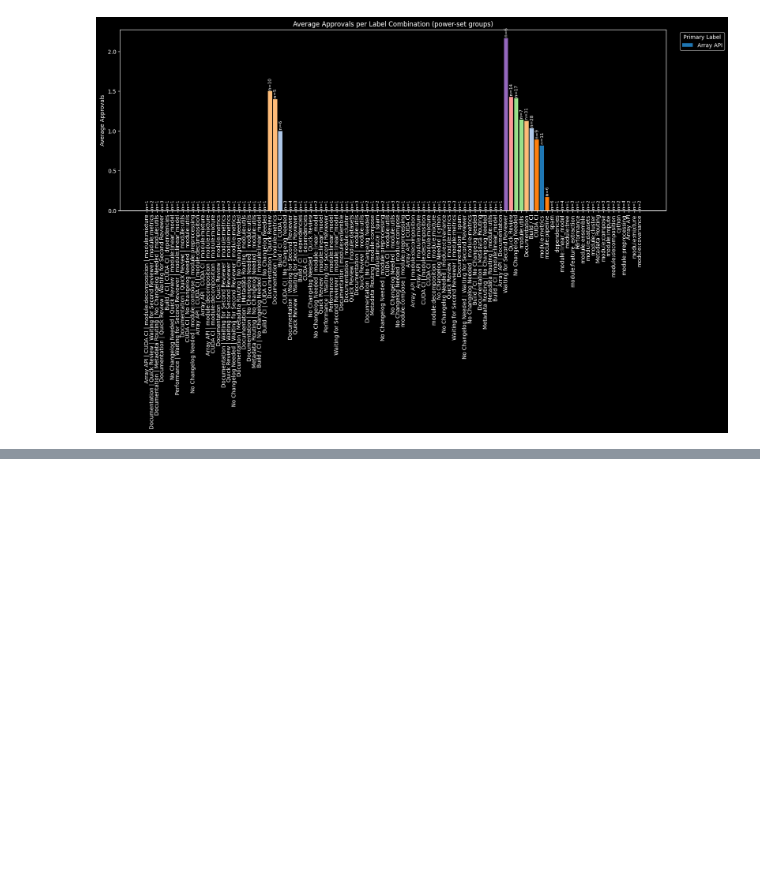
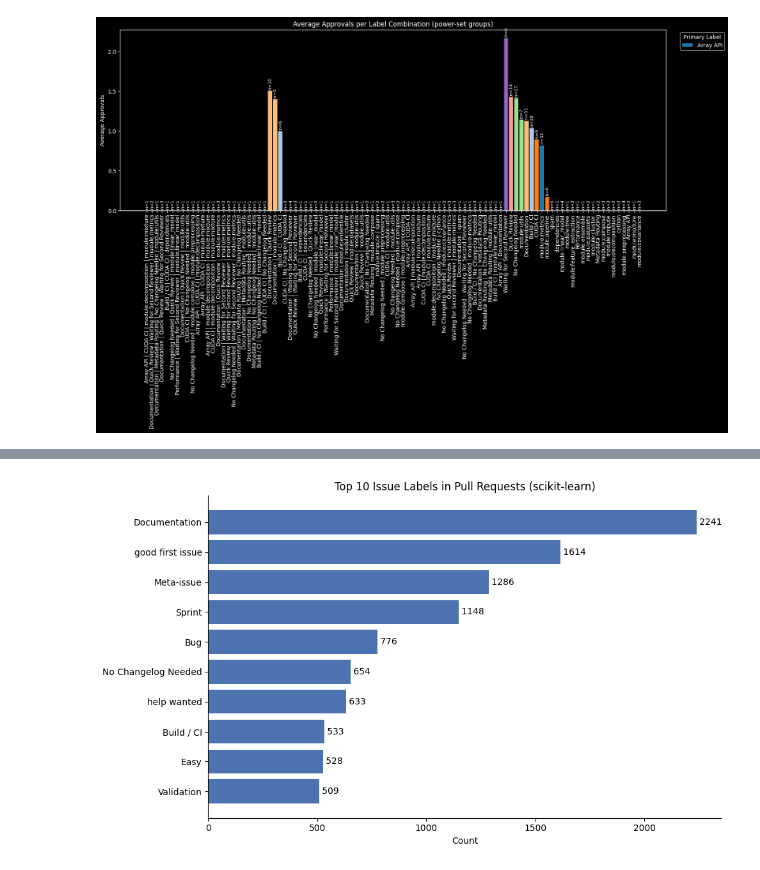
Before and after one commit to AlexS-1/Bachelor-Code, a Jupyter notebook: main.ipynb, the cells around one changed output, grey strips where cells are left out. Drawn from its saved outputs; the diff is of its cells as text; code cells hidden in the pictures; blank space fills up the shorter version.

```diff
--- a/main.ipynb
+++ b/main.ipynb
@@ -197,0 +382,19 @@ path = get_ocel_data(collection)
+# %%
+from build.database_handler import get_events_for_eventType, insert_event, initialise_database
+from copy import deepcopy as copy
+
+collection = "scikit-learn"
+event_type = "commit"
+events = get_events_for_eventType(event_type, collection)
+
+initialise_database(collection)
+
+for event in events:
+    insert_event(
+        event["_id"],
+        "commit_event",
+        event["time"],
+        collection,
+        event["attributes"],
+        event["relationships"]
+    )
@@ -197,0 +498,64 @@ path = get_ocel_data(collection)
+# %%
+from matplotlib import pyplot as plt
+import pandas as pd
+from typing import Any, Dict, List, Optional
+from build.database_handler import get_pull_requests
+from build.utils import _set_plot_style_and_plot
+
+def _attr(obj: Dict[str, Any], name: str) -> Optional[Any]:
+    for a in obj.get("attributes", []):
+        if a.get("name") == name:
+            return a.get("value")
+    return None
+
+def plot_pr_issue_label_distribution(collection: str, top_n: int = 10, exclude_none: bool = True, figsize=(8, 6)):
+    """
+    Plot distribution of the most common issue_label values in pull requests for a collection.
+    Handles issue_label stored as str, comma/semicolon-separated str, list[str], or list[dict{name}].
+    Returns the counts Series.
+    """
+    pull_requests = get_pull_requests(collection) or []
+    labels = []
+    for pr in pull_requests:
+        val = _attr(pr, "issue_label")
+        if val is None or (isinstance(val, str) and val.strip() == "") or (isinstance(val, list) and len(val) == 0):
+            if not exclude_none:
+                labels.append("<None>")
+            continue
+        if isinstance(val, str):
+            # split comma/semicolon separated strings into multiple labels
+            s = val.replace(";", ",")
+            # Remove brackets and "'" from strings
+            s = s.replace("[", "").replace("]", "").replace("'", "")
+            if s == "":
+                continue
+            parts = [p.strip() for p in s.split(",") if p.strip()]
+            labels.extend(parts if parts else [s.strip()])
+        elif isinstance(val, list):
+            for x in val:
+                if isinstance(x, str):
+                    labels.append(x.strip())
+                elif isinstance(x, dict) and "name" in x:
+                    labels.append(str(x["name"]).strip())
+
+    if len(labels) == 0:
+        print("No issue_label values found.")
+        return pd.Series(dtype=int)
+
+    counts = pd.Series(labels).value_counts()
+    top = counts.head(top_n)[::-1]  # reverse for horizontal bar plot (largest on top)
+
+    plt.figure(figsize=figsize)
+    plt.barh(top.index, top.values, color="#4C72B0")
+    plt.xlabel("Count")
+    plt.title(f"Top {min(top_n, len(counts))} Issue Labels in Pull Requests ({collection})", color="black")
+    for i, v in enumerate(top.values):
+        plt.text(v, i, f" {v}", va="center")
+    plt.tight_layout()
+    _set_plot_style_and_plot()
+
+    return counts
+
+plot_pr_issue_label_distribution("scikit-learn", top_n=10, exclude_none=True, figsize=(10, 6))
+# %% [output]
+[figure, added]
```
Also changed, not shown: parts of 26 cells of this notebook, 14 other files.
